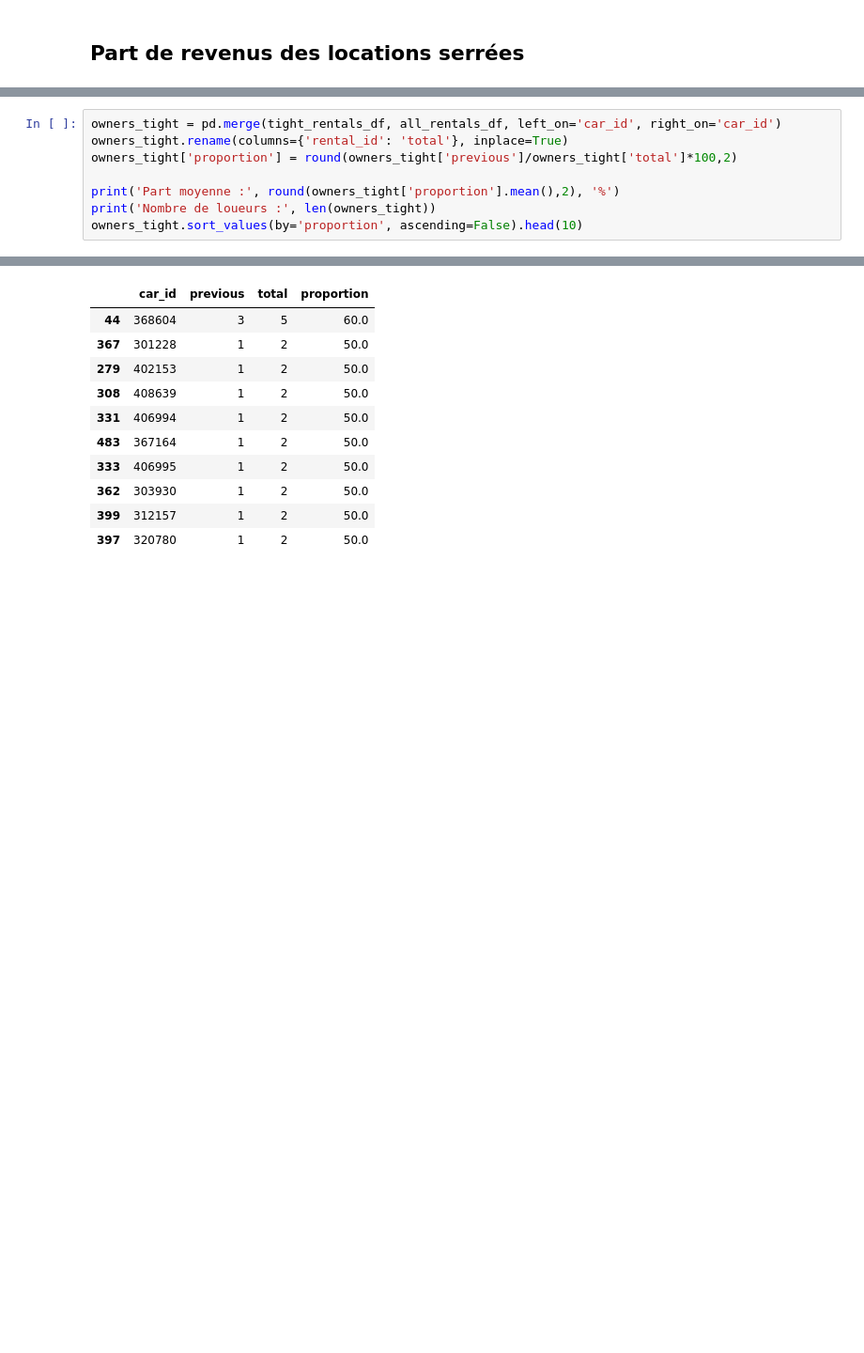
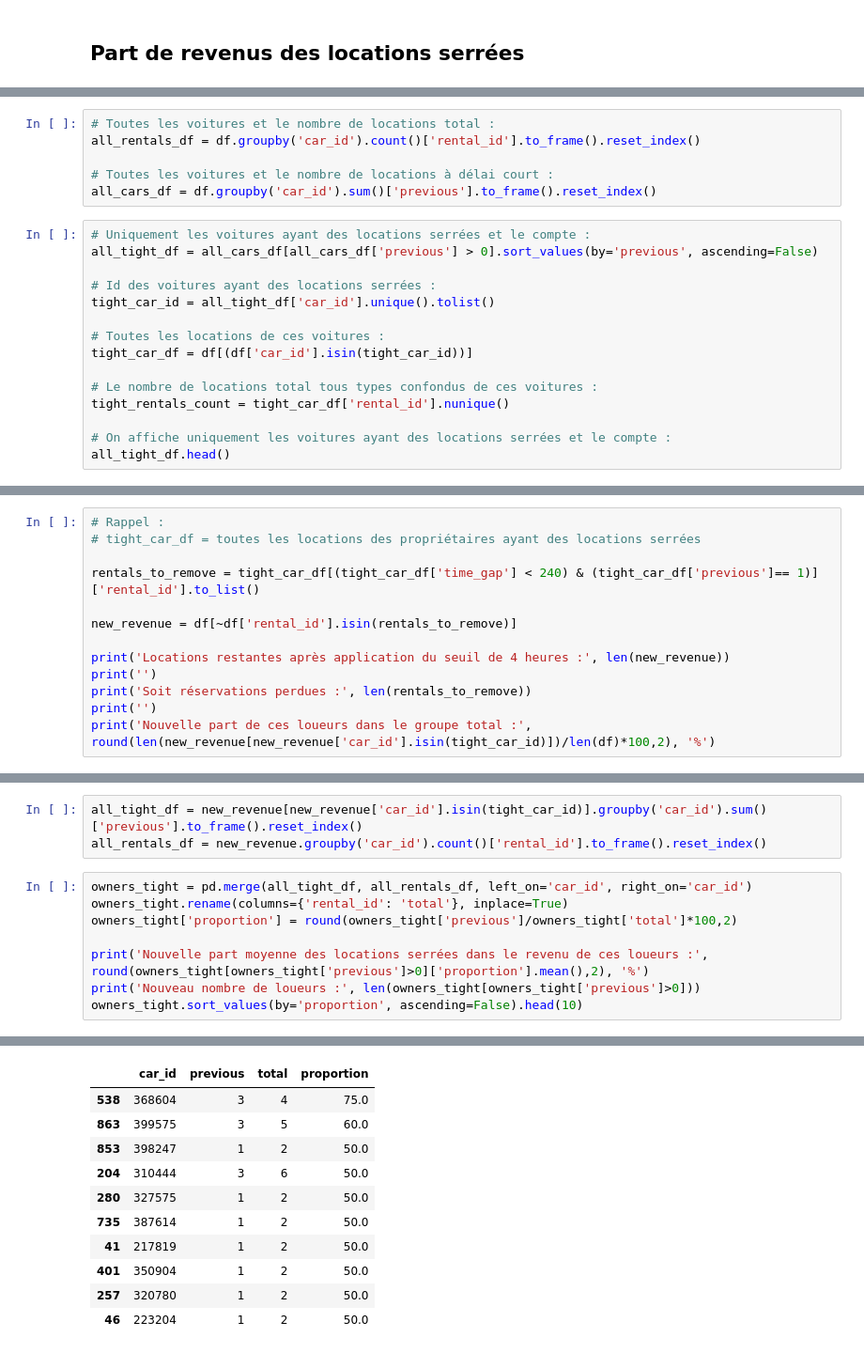
Before and after one commit to thimyxuan/car-rental-delay-analysis, a Jupyter notebook: partie_1.ipynb, the cells around one changed output, grey strips where cells are left out. Shown at 94% size. Saved outputs shown, nothing was run; the diff lists cells and outputs as text; blank space fills up the shorter version.

```diff
--- a/partie_1.ipynb
+++ b/partie_1.ipynb
@@ -376,0 +394,21 @@ tight_rentals_df.head()
+# %%
+# Toutes les voitures et le nombre de locations total :
+all_rentals_df = df.groupby('car_id').count()['rental_id'].to_frame().reset_index()
+
+# Toutes les voitures et le nombre de locations à délai court :
+all_cars_df = df.groupby('car_id').sum()['previous'].to_frame().reset_index()
+# %%
+# Uniquement les voitures ayant des locations serrées et le compte :
+all_tight_df = all_cars_df[all_cars_df['previous'] > 0].sort_values(by='previous', ascending=False)
+
+# Id des voitures ayant des locations serrées :
+tight_car_id = all_tight_df['car_id'].unique().tolist()
+
+# Toutes les locations de ces voitures :
+tight_car_df = df[(df['car_id'].isin(tight_car_id))]
+
+# Le nombre de locations total tous types confondus de ces voitures :
+tight_rentals_count = tight_car_df['rental_id'].nunique()
+
+# On affiche uniquement les voitures ayant des locations serrées et le compte :
+all_tight_df.head()
@@ -527,0 +520,13 @@ Dont locations serrées : 840
+# %%
+# Rappel :
+# tight_car_df = toutes les locations des propriétaires ayant des locations serrées
+
+rentals_to_remove = tight_car_df[(tight_car_df['time_gap'] < 240) & (tight_car_df['previous']== 1)]['rental_id'].to_list()
+
+new_revenue = df[~df['rental_id'].isin(rentals_to_remove)]
+
+print('Locations restantes après application du seuil de 4 heures :', len(new_revenue))
+print('')
+print('Soit réservations perdues :', len(rentals_to_remove))
+print('')
+print('Nouvelle part de ces loueurs dans le groupe total :', round(len(new_revenue[new_revenue['car_id'].isin(tight_car_id)])/len(df)*100,2), '%')
@@ -528,9 +539,12 @@ Dont locations serrées : 840
+# %%
+all_tight_df = new_revenue[new_revenue['car_id'].isin(tight_car_id)].groupby('car_id').sum()['previous'].to_frame().reset_index()
+all_rentals_df = new_revenue.groupby('car_id').count()['rental_id'].to_frame().reset_index()
 # %%
-owners_tight = pd.merge(tight_rentals_df, all_rentals_df, left_on='car_id', right_on='car_id')
+owners_tight = pd.merge(all_tight_df, all_rentals_df, left_on='car_id', right_on='car_id')
 owners_tight.rename(columns={'rental_id': 'total'}, inplace=True)
 owners_tight['proportion'] = round(owners_tight['previous']/owners_tight['total']*100,2)
 
-print('Part moyenne :', round(owners_tight['proportion'].mean(),2), '%')
-print('Nombre de loueurs :', len(owners_tight))
+print('Nouvelle part moyenne des locations serrées dans le revenu de ces loueurs :', round(owners_tight[owners_tight['previous']>0]['proportion'].mean(),2), '%')
+print('Nouveau nombre de loueurs :', len(owners_tight[owners_tight['previous']>0]))
 owners_tight.sort_values(by='proportion', ascending=False).head(10)
 # %% [output]
@@ -539,14 +553,14 @@ Nombre de loueurs : 608
 |  | car_id | previous | total | proportion |
-| 44 | 368604 | 3 | 5 | 60.0 |
-| 367 | 301228 | 1 | 2 | 50.0 |
-| 279 | 402153 | 1 | 2 | 50.0 |
-| 308 | 408639 | 1 | 2 | 50.0 |
-| 331 | 406994 | 1 | 2 | 50.0 |
-| 483 | 367164 | 1 | 2 | 50.0 |
-| 333 | 406995 | 1 | 2 | 50.0 |
-| 362 | 303930 | 1 | 2 | 50.0 |
-| 399 | 312157 | 1 | 2 | 50.0 |
-| 397 | 320780 | 1 | 2 | 50.0 |
+| 538 | 368604 | 3 | 4 | 75.0 |
+| 863 | 399575 | 3 | 5 | 60.0 |
+| 853 | 398247 | 1 | 2 | 50.0 |
+| 204 | 310444 | 3 | 6 | 50.0 |
+| 280 | 327575 | 1 | 2 | 50.0 |
+| 735 | 387614 | 1 | 2 | 50.0 |
+| 41 | 217819 | 1 | 2 | 50.0 |
+| 401 | 350904 | 1 | 2 | 50.0 |
+| 257 | 320780 | 1 | 2 | 50.0 |
+| 46 | 223204 | 1 | 2 | 50.0 |
 # %% [markdown]
 ## Résultats
 
```
Also changed, not shown: parts of 36 cells of this notebook, 1 other file.
